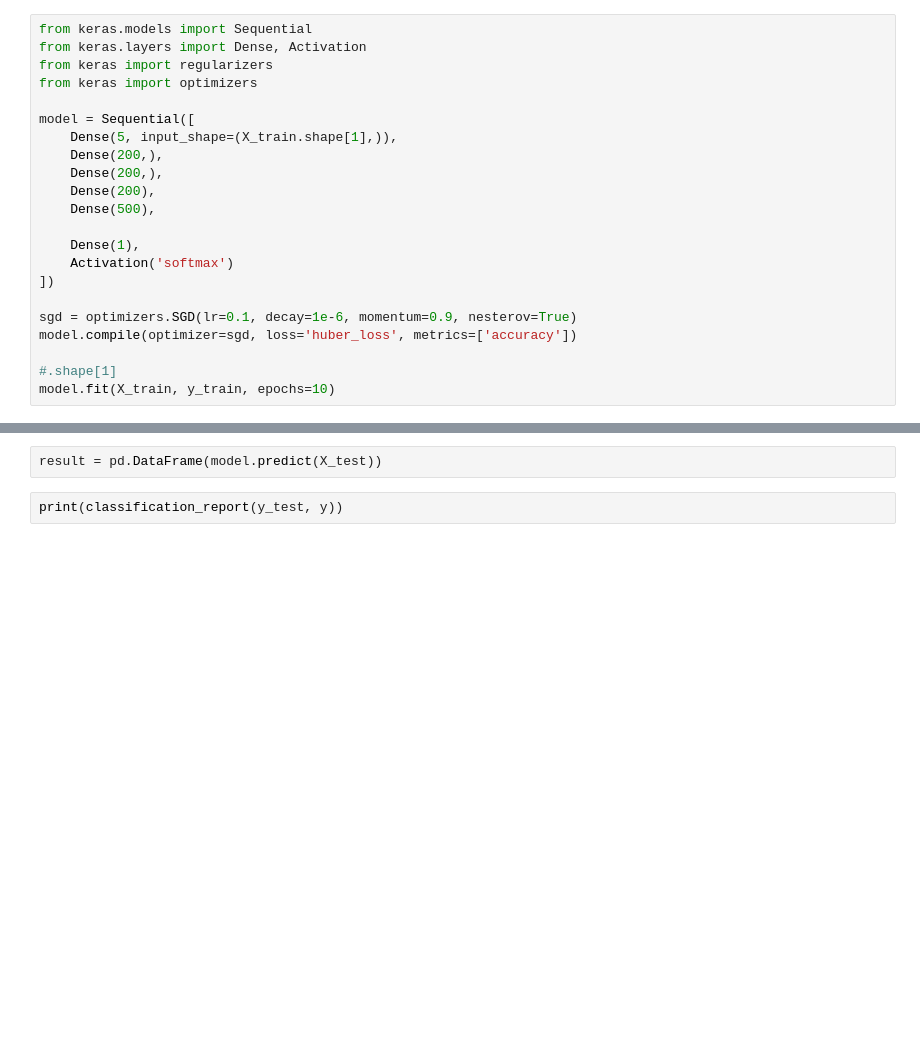
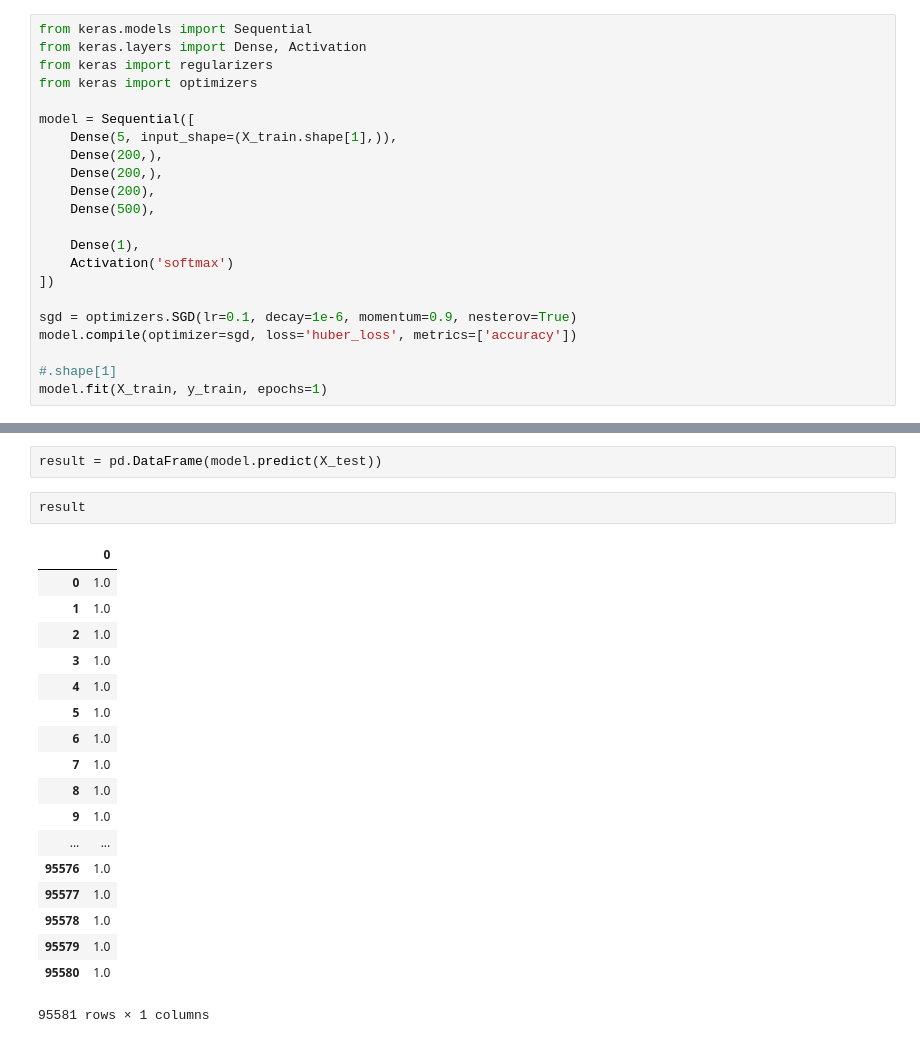
Before and after one commit to snemvalts/ids2019-m16-traffic-violations, a Jupyter notebook: notebooks/Model-keras.ipynb, the cells around one changed output, grey strips where cells are left out. Drawn from its saved outputs; the diff is of its cells as text; blank space fills up the shorter version.

```diff
--- a/notebooks/Model-keras.ipynb
+++ b/notebooks/Model-keras.ipynb
@@ -91,5 +91,5 @@ sgd = optimizers.SGD(lr=0.1, decay=1e-6, momentum=0.9, nesterov=True)
 model.compile(optimizer=sgd, loss='huber_loss', metrics=['accuracy'])
 
 #.shape[1]
-model.fit(X_train, y_train, epochs=10)
+model.fit(X_train, y_train, epochs=1)
 # %% [output]
@@ -97,4 +100,23 @@ ValueError: Error when checking target: expected activation_2 to have shape (7,)
 # %%
 result = pd.DataFrame(model.predict(X_test))
-# %%
-print(classification_report(y_test, y))
+# %%
+result
+# %% [output]
+|  | 0 |
+| 0 | 1.0 |
+| 1 | 1.0 |
+| 2 | 1.0 |
+| 3 | 1.0 |
+| 4 | 1.0 |
+| 5 | 1.0 |
+| 6 | 1.0 |
+| 7 | 1.0 |
+| 8 | 1.0 |
+| 9 | 1.0 |
+| ... | ... |
+| 95576 | 1.0 |
+| 95577 | 1.0 |
+| 95578 | 1.0 |
+| 95579 | 1.0 |
+| 95580 | 1.0 |
+95581 rows × 1 columns
```
Also changed, not shown: parts of 2 cells of this notebook, 10 other files.
